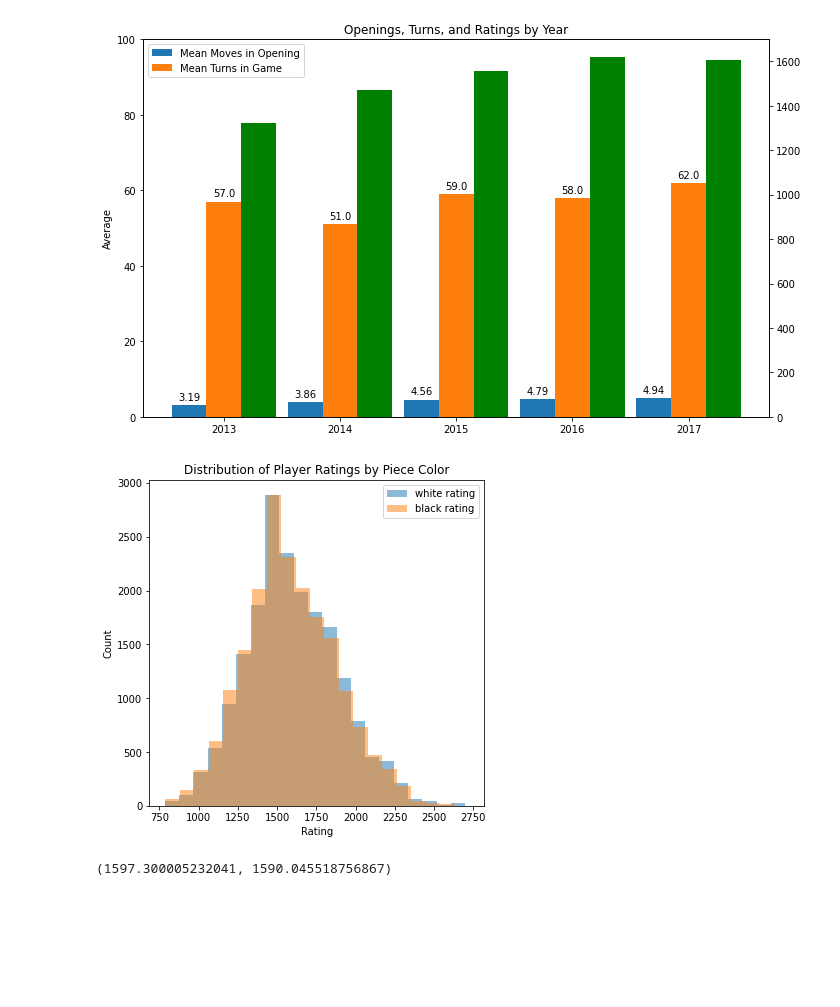
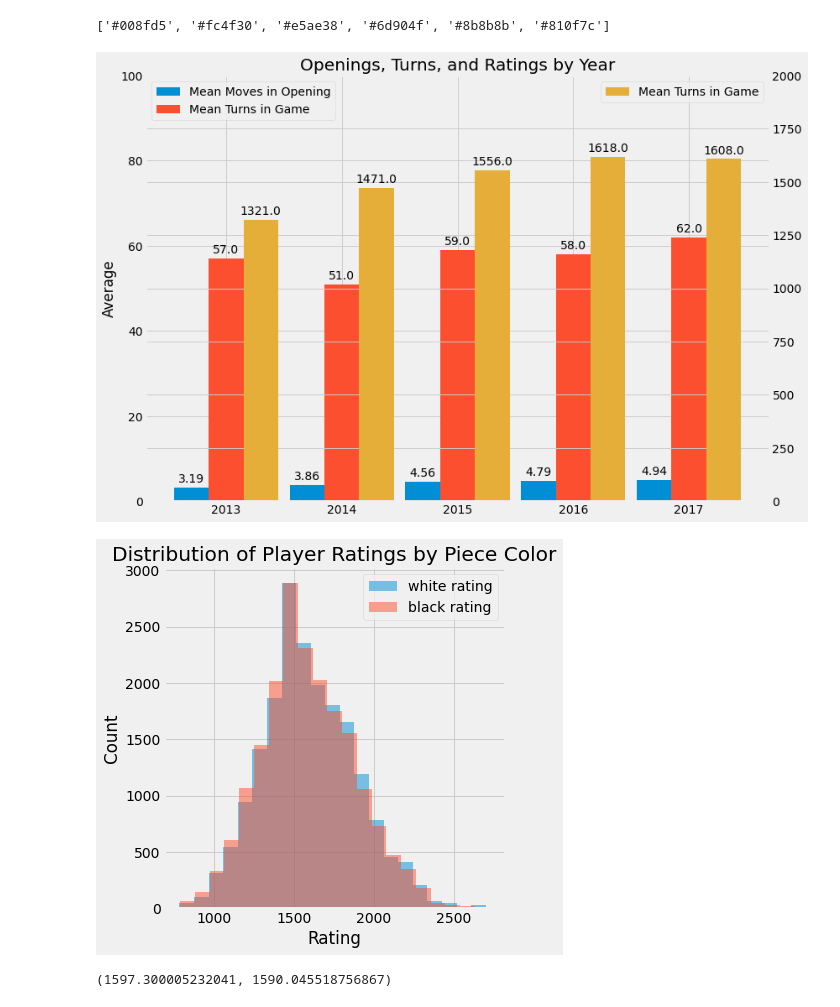
Before and after one commit to rmesrobi/Chess-Openings-EDA, a Jupyter notebook: chess_EDA_Final.ipynb, the cells around one changed output. Cells and saved outputs as stored; diff of their text form; code cells hidden in the pictures; blank space fills up the shorter version.

```diff
--- a/chess_EDA_Final.ipynb
+++ b/chess_EDA_Final.ipynb
@@ -8,6 +8,9 @@ import seaborn as sns
 from datetime import date
 import time
 from math import ceil
+from matplotlib import rcParams
+rcParams.update({'figure.autolayout': True})
+plt.style.use('fivethirtyeight')
 # %%
 #read the csv into a pandas dataframe
 df = pd.read_csv('/Users/raffi/Desktop/galvanize/capstone_1/data/games.csv', delimiter = ',')
@@ -114,44 +113,51 @@ v_status = datedf.groupby(by = datedf.index.year).agg({'victory_status' : 'count
+# %%
+colors = plt.rcParams['axes.prop_cycle'].by_key()['color']
+colors
+# %% [output]
+['#008fd5', '#fc4f30', '#e5ae38', '#6d904f', '#8b8b8b', '#810f7c']
 # %%
 labels = ['2013', '2014', '2015', '2016', '2017']
 x = np.arange(len(labels))
 width = 0.30
-fig, ax = plt.subplots(figsize = (10,6))
+fig, ax = plt.subplots(figsize = (12,8))
 ax2 = ax.twinx()
 rects1 = ax.bar(x - width, op.opening_ply.round(2), width, label = 'Mean Moves in Opening')
 rects2 = ax.bar(x, turns.turns.round(0), width, label = 'Mean Turns in Game')
-rects3 = ax2.bar(x + width, rating.white_rating.round(0), width, label = 'Mean Turns in Game', color = 'g')
+rects3 = ax2.bar(x + width, rating.white_rating.round(0), width, label = 'Mean Turns in Game', color = '#e5ae38')
 
 ax.set_ylabel('Average')
 ax.set_title('Openings, Turns, and Ratings by Year')
 ax.set_xticks(x)
 ax.set_xticklabels(labels)
 ax.set_ylim(top = 100)
+ax2.set_ylim(top = 2000)
 
 ax.legend(loc = 'upper left')
+ax2.legend(loc = 'upper right')
 
-def autolabel(rects):
+def autolabel(rects, ax):
     '''Attach a text label above each bar'''
     for rect in rects:
         height = rect.get_height()
         ax.annotate('{}'.format(height),
                    xy = (rect.get_x() + rect.get_width() / 2, height),
                    xytext = (0, 3),
                    textcoords = 'offset points',
                    ha = 'center', va = 'bottom')
 
 
 #height3 = rects3.get_height()
 #ax3.annotate('{}'.format(height3), xy = (rects3.get_x() + rects3.get_width() / 2, height3),
 #             xytext = (0,3), textcoords = 'offset points', ha = 'center', va = 'bottom')
 
-autolabel(rects1)
-autolabel(rects2)
-# autolabel(rects3)
+autolabel(rects1, ax)
+autolabel(rects2, ax)
+autolabel(rects3, ax2)
 
 fig.tight_layout()
-plt.savefig('images/Openings, Turns, and Ratings by Year.png')
+plt.savefig('images/openings_turns_ratings_by_year.png', bbox_inches = "tight")
 # %% [output]
-[figure, old version]
+[figure, new version]
 # %%
 #distribution of ratings by group
 fig,ax = plt.subplots(1,1, figsize = (6,6))
@@ -165,7 +171,7 @@ ax.legend();
 
 plt.savefig('images/distribution_of_player_ratings_by_piece_color.png')
 # %% [output]
-[figure, old version]
+[figure, new version]
 # %%
 df['white_rating'].mean(), df['black_rating'].mean()
 # %% [output]
```
Also changed, not shown: parts of 9 cells of this notebook, 15 other files.
